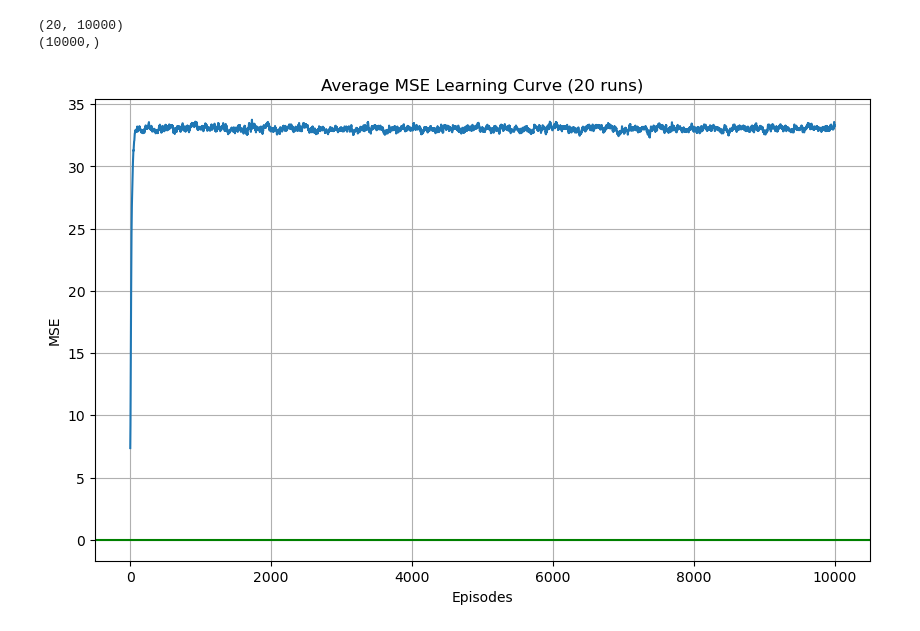
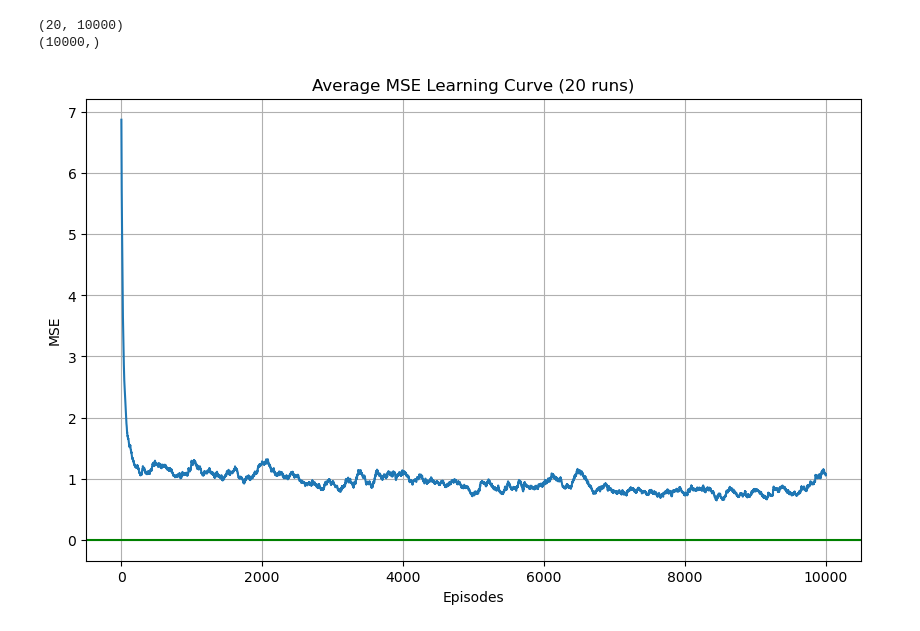
Before and after one commit to A-N1khil/compsci687-final-project, a Jupyter notebook: sgnstep_sarsa.ipynb, the cells around one changed output. Cells and saved outputs as stored; diff of their text form; code cells hidden in the pictures.

Commit message:
N Step SARSA working

```diff
--- a/sgnstep_sarsa.ipynb
+++ b/sgnstep_sarsa.ipynb
@@ -43,9 +42,9 @@ Optimal Policy:
 ↑       →       →       →       G
 # %%
 cvm = CatsVMonstersMDP()
-config = Config(q_init_choice='equal', optimistic_value=10, action_selection='softmax', epsilon=0.1)
-sarsa = SGNStepSARSA(cvm, optimal_vf=optimal_vf, gamma=0.2)
+config = Config(q_init_choice='zeroes', optimistic_value=10, epsilon=0.3)
+sarsa = SGNStepSARSA(cvm, optimal_vf=optimal_vf, gamma=0.925)
 # %%
-reward = sarsa.run_episode(alpha=0.001, n_steps=2, verbose=True)
+reward = sarsa.run_episode(alpha=0.01, n_steps=2)
 print(f"Total reward in one episode: {reward}")
 # %% [output]
@@ -54,3 +52,3 @@ Total reward in one episode: -32.00000000000001
 # %%
-points_metadata, mse_metadata = sarsa.run_20_times(num_episodes=10000, alpha=0.1, n_steps=5)
+points_metadata, mse_metadata = sarsa.run_20_times(num_episodes=10000, alpha=0.03, n_steps=3)
 # %%
@@ -88,20 +91,19 @@ plt.show()
 # %%
-mse_metadata_np = np.array(mse_metadata, dtype=object)
-print(mse_metadata_np.shape)
-mean_mse = np.mean(mse_metadata_np, axis=0)
+print(mse_metadata.shape)
+mean_mse = np.mean(mse_metadata, axis=0)
 print(mean_mse.shape)
 # %% [output]
 (20, 10000)
 (10000,)
 # %%
 plt.figure(figsize=(10, 6))
-episodes = np.arange(1, mse_metadata_np.shape[1] + 1)
+episodes = np.arange(1, mse_metadata.shape[1] + 1)
 plt.plot(episodes, mean_mse)
 plt.axhline(y=0, color='g', label='0 MSE')
 plt.xlabel("Episodes")
 plt.ylabel("MSE")
 plt.title("Average MSE Learning Curve (20 runs)")
 plt.grid(True)
 plt.show()
 # %% [output]
-[figure, old version]
+[figure, new version]
```
Also changed, not shown: parts of 16 cells of this notebook, 1 other file.
